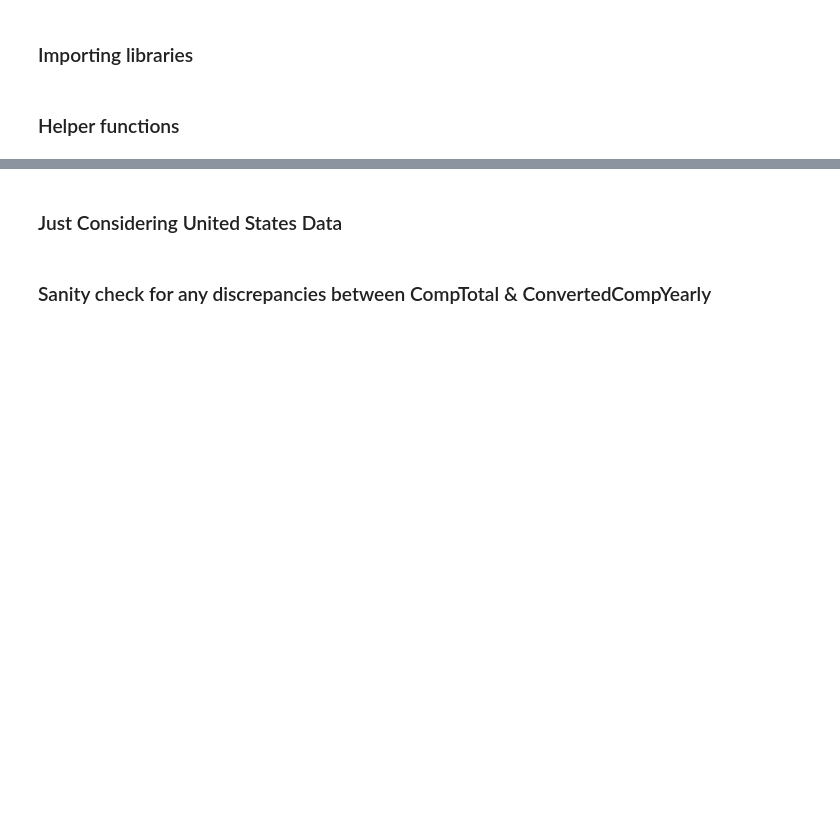
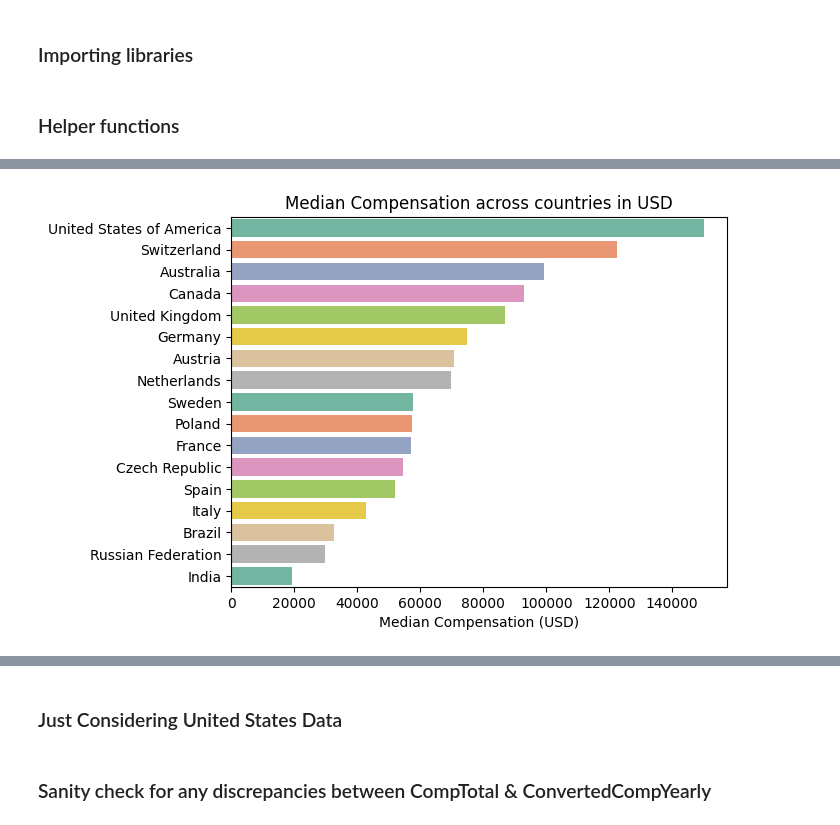
Before and after one commit to mahesh973/DevCompPredictor, a Jupyter notebook: notebooks/Preprocessing USA 2023 Data.ipynb, the cells around one changed output, grey strips where cells are left out. Cells and saved outputs as stored; diff of their text form; code cells hidden in the pictures; blank space fills up the shorter version.

```diff
--- a/notebooks/Preprocessing USA 2023 Data.ipynb
+++ b/notebooks/Preprocessing USA 2023 Data.ipynb
@@ -61 +98,23 @@ df_final['YearsCodePro'] = df_final['YearsCodePro'].apply(convert_YearsCodePro)
+# %%
+# Calculating various statistics (mean, median, min, max, percentiles) for yearly converted compensation grouped by country.
+def percentile(n):
+    def percentile_(x):
+        return x.quantile(n)
+    percentile_.__name__ = 'percentile_{:02.0f}'.format(n*100)
+    return percentile_
+
+salary_stats_df = df_final.groupby('Country')['ConvertedCompYearly'].agg({'mean','median','min','max',
+                                                                                     percentile(0.25), percentile(0.75),
+                                                                                     percentile(0.90), percentile(0.99)})
+salary_stats_df = salary_stats_df.sort_values(by = 'median',ascending = False)
+salary_stats_df.rename(index={'United Kingdom of Great Britain and Northern Ireland': 'United Kingdom'},inplace=True)
+# %%
+# Plotting the median compensations
+sns.barplot(data = salary_stats_df.sort_values(by = 'median',ascending = False), y = salary_stats_df.index, x = 'median', palette='Set2')
+plt.xlabel("Median Compensation (USD)")
+plt.ylabel(None)
+plt.title("Median Compensation across countries in USD")
+plt.show()
+# %% [output]
+[figure, added]
 # %%
```
Also changed, not shown: parts of 20 cells of this notebook.
